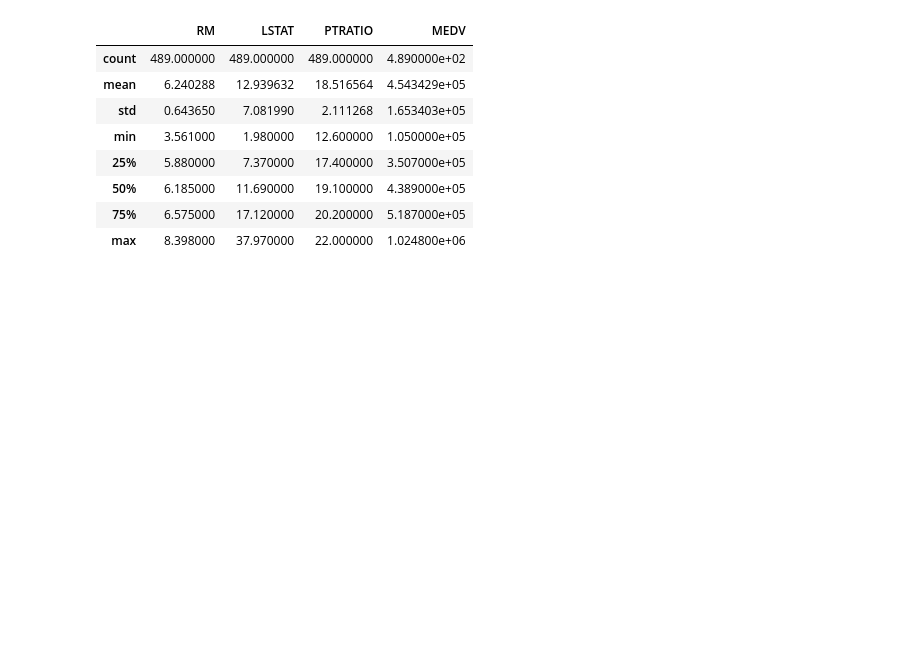
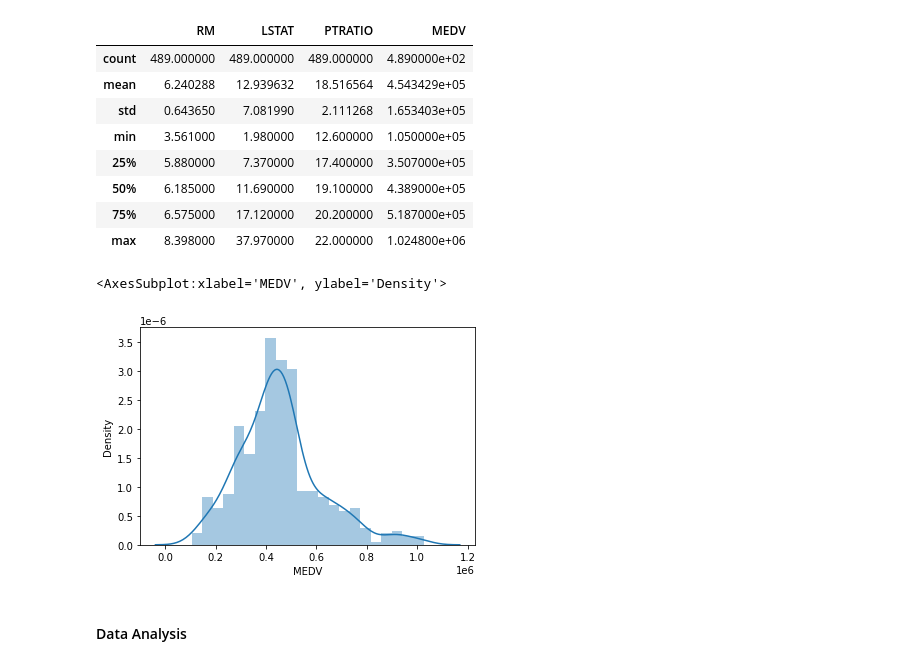
Before and after one commit to shirinsamani/Boston-Housing-Prices, a Jupyter notebook: Udacity_Boston House Price.ipynb, the cells around one changed output. Cells and saved outputs as stored; diff of their text form; code cells hidden in the pictures; blank space fills up the shorter version.

```diff
--- a/Udacity_Boston House Price.ipynb
+++ b/Udacity_Boston House Price.ipynb
@@ -48,6 +66,15 @@ df_data.describe()
 | 50% | 6.185000 | 11.690000 | 19.100000 | 4.389000e+05 |
 | 75% | 6.575000 | 17.120000 | 20.200000 | 5.187000e+05 |
 | max | 8.398000 | 37.970000 | 22.000000 | 1.024800e+06 |
+# %%
+# Dist of parameters
+
+sns.distplot(df_data['MEDV'])
+# %% [output]
+<AxesSubplot:xlabel='MEDV', ylabel='Density'>
+[figure, added]
+# %% [markdown]
+#### Data Analysis
 # %%
 # Definition
 
```
Also changed, not shown: parts of 20 cells of this notebook.
